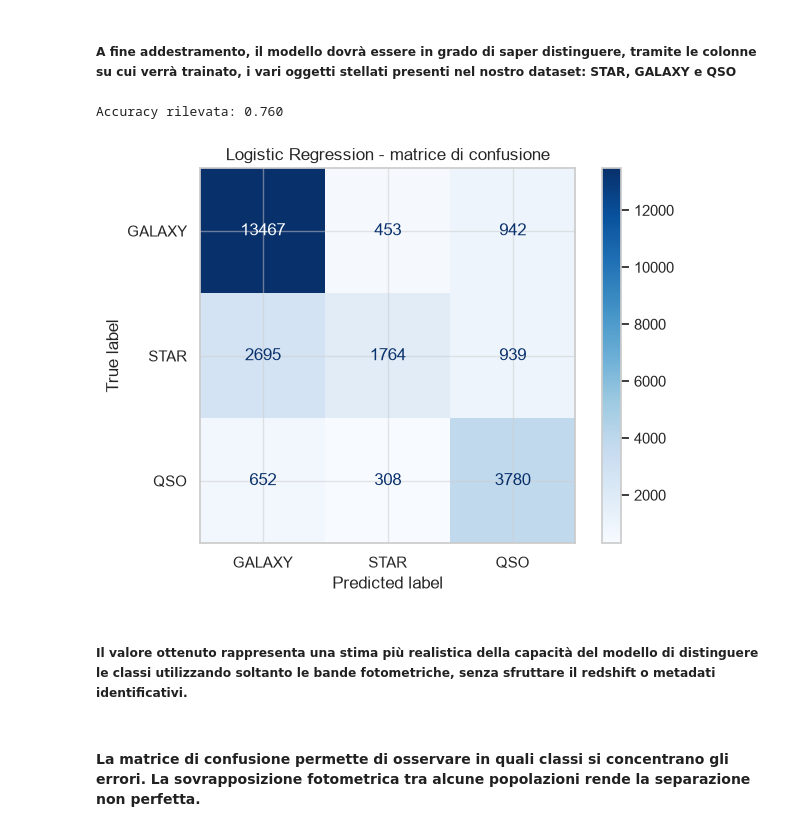
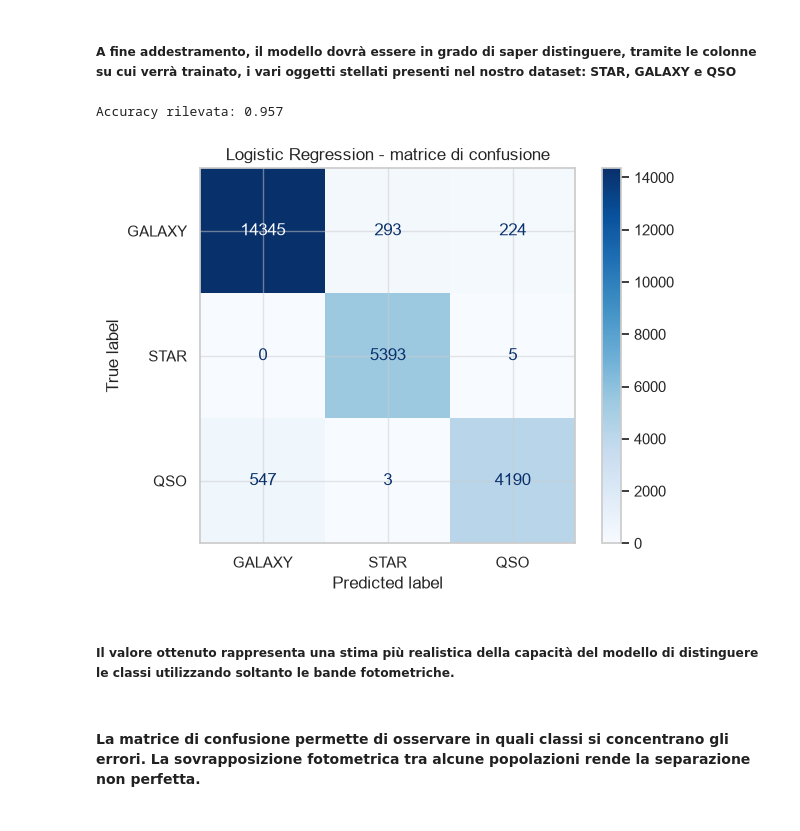
Before and after one commit to FabianCalangiu/Astronomical-Objects-Analysis, a Jupyter notebook: notebooks/astronomical_analysis.ipynb, the cells around one changed output. Cells and saved outputs as stored; diff of their text form; code cells hidden in the pictures.

Commit message:
Edit opted for original models

```diff
--- a/notebooks/astronomical_analysis.ipynb
+++ b/notebooks/astronomical_analysis.ipynb
@@ -678,6 +678,7 @@ df_class["class"] = df_class["class"].map(class_mapping)
 
 # Usiamo esclusivamente le cinque bande fotometriche:
 # redshift e metadati osservativi non entrano nel classificatore.
+photometric_columns.append("redshift")
 classification_features = photometric_columns
 X_class = df_class[classification_features]
 y_class = df_class["class"]
@@ -688,37 +689,37 @@ X_train, X_test, y_train, y_test = train_test_split(
     test_size=0.25,
     random_state=RANDOM_STATE,
     stratify=y_class,
 )
 
 scaler_class = StandardScaler()
 X_train_scaled = scaler_class.fit_transform(X_train)
 X_test_scaled = scaler_class.transform(X_test)
 
 logistic_clf = LogisticRegression(
     max_iter=2_000,
     random_state=RANDOM_STATE,
 )
 logistic_clf.fit(X_train_scaled, y_train)
 
 y_pred = logistic_clf.predict(X_test_scaled)
 
 accuracy = accuracy_score(y_test, y_pred)
 cm = confusion_matrix(y_test, y_pred, labels=[0, 1, 2])
 
 print(f"Accuracy rilevata: {accuracy:.3f}")
 
 ConfusionMatrixDisplay(
     confusion_matrix=cm,
     display_labels=["GALAXY", "STAR", "QSO"],
 ).plot(cmap="Blues")
 plt.title("Logistic Regression - matrice di confusione")
 plt.tight_layout()
 plt.show()
 # %% [output]
-Accuracy rilevata: 0.760
+Accuracy rilevata: 0.957
-[figure, old version]
+[figure, new version]
 # %% [markdown]
-<h5>Il valore ottenuto rappresenta una stima più realistica della capacità del modello di distinguere le classi utilizzando soltanto le bande fotometriche, senza sfruttare il redshift o metadati identificativi.</h5>
+<h5>Il valore ottenuto rappresenta una stima più realistica della capacità del modello di distinguere le classi utilizzando soltanto le bande fotometriche.</h5>
 # %% [markdown]
 <h4>La matrice di confusione permette di osservare in quali classi si concentrano gli errori. La sovrapposizione fotometrica tra alcune popolazioni rende la separazione non perfetta.</h4>
 # %% [markdown]
```
Also changed, not shown: parts of 1 cell of this notebook.
